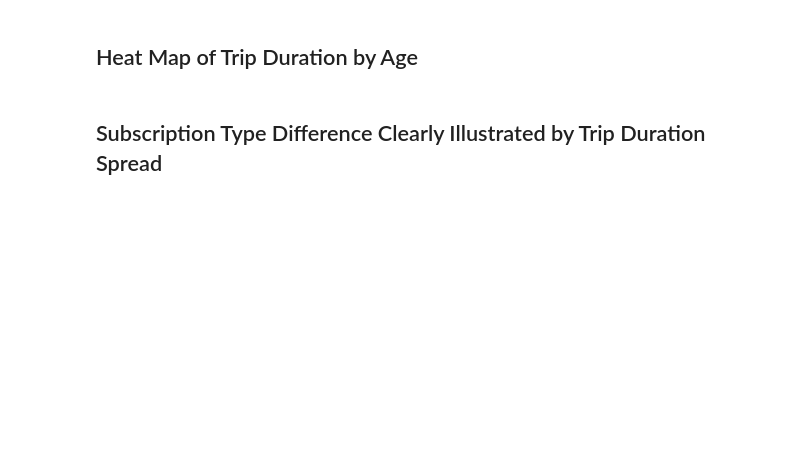
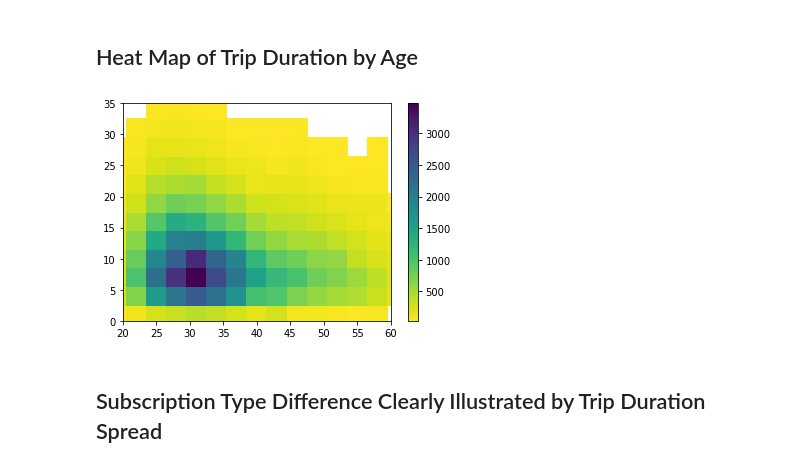
Before and after one commit to juliouribe/Visualizing_Bike_Data, a Jupyter notebook: Explanatory_Visualizations.ipynb, the cells around one changed output. Saved outputs shown, nothing was run; the diff lists cells and outputs as text; code cells hidden in the pictures; blank space fills up the shorter version.

Commit message:
Feat: Cleaned up issues with missing columns or data type mismatches in plot generation code

```diff
--- a/Explanatory_Visualizations.ipynb
+++ b/Explanatory_Visualizations.ipynb
@@ -24,6 +28,8 @@ bikes_copy = bikes_copy[['duration_sec', 'duration_min', 'start_time', 'end_time
                           'bike_share_for_all_trip']]
 # reduce rides lasting more than 6 hours
 bikes_copy = bikes_copy.query("duration_min < 360")
+# create age column
+bikes_copy['age'] = 2018 - bikes_copy['member_birth_year']
 # filter for gps location (inside SF)
 bikes_copy = bikes_copy.query("start_station_latitude >= 37.707000 and start_station_latitude < 37.8100000 and start_station_longitude > -122.51000 and start_station_longitude <= -122.3700000")
 bikes_copy = bikes_copy.query("end_station_latitude >= 37.707000 and end_station_latitude < 37.8100000 and end_station_longitude > -122.51000 and end_station_longitude <= -122.3700000")
@@ -86,11 +98,15 @@ plt.ylabel('Number of Trips');
 # %% [markdown]
 ## Heat Map of Trip Duration by Age
 # %%
+bins_x = np.arange(17.5, 70.5+3, 3)
+bins_y = np.arange(-0.5, 100.5+3, 3)
 plt.hist2d(data = sf_bikes, x = 'age', y = 'duration_min',
            bins = [bins_x, bins_y], cmap = 'viridis_r', cmin = 35)
 plt.colorbar()
 plt.xlim(20, 60)
 plt.ylim(0, 35);
+# %% [output]
+[figure, added]
 # %% [markdown]
 ## Subscription Type Difference Clearly Illustrated by Trip Duration Spread
 # %%
```
Also changed, not shown: parts of 8 cells of this notebook.
